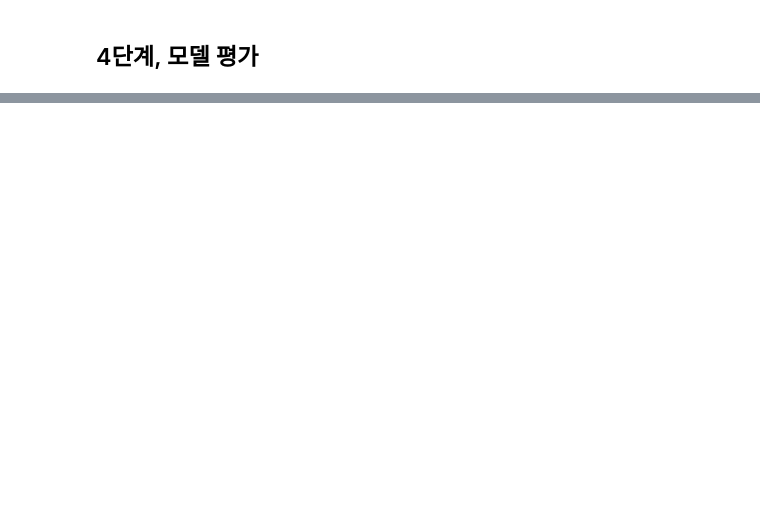
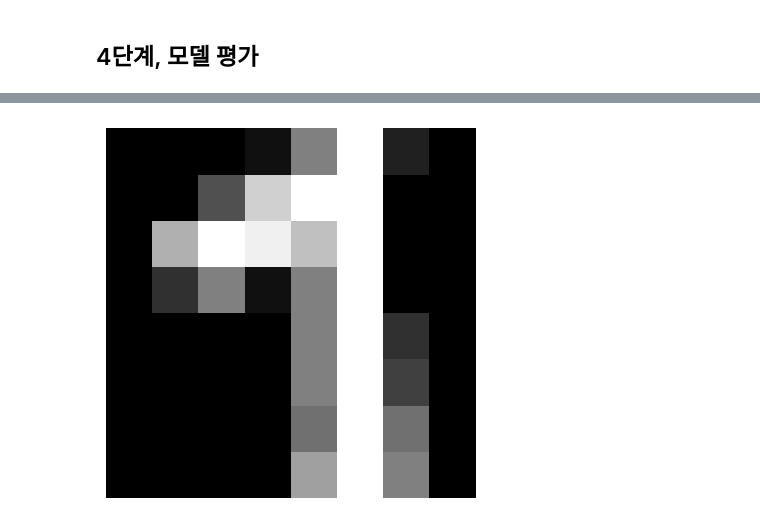
Before and after one commit to hyejinspace/kdt-ml, a Jupyter notebook: 11. 머신러닝(SGD, ADAM).ipynb, the cells around one changed output, grey strips where cells are left out. Saved outputs shown, nothing was run; the diff lists cells and outputs as text; code cells hidden in the pictures; blank space fills up the shorter version.

```diff
--- a/11. 머신러닝(SGD, ADAM).ipynb
+++ b/11. 머신러닝(SGD, ADAM).ipynb
@@ -481,0 +551,15 @@ Test Epoch: 70/100 Avg Loss: 0.5289
+# %%
+# 정규화
+# MinMaxScaler()
+
+# 표준화
+# StandardScaler()
+
+
+#정규화
+#실무에서는 이 값들을 그냥 나눠버리는걸 선호함 > 시각화하기 좋기때문
+X_train_tensor = torch.tensor(X_train, dtype=torch.float) / 16.0
+y_train_tensor = torch.tensor(y_train, dtype=torch.long)
+
+X_test_tensor = torch.tensor(X_test, dtype=torch.float) / 16.0
+y_test_tensor = torch.tensor(y_test, dtype=torch.long)
@@ -481,0 +576,3 @@ Test Epoch: 70/100 Avg Loss: 0.5289
+# %%
+train_dataset = TensorDataset(X_train_tensor, y_train_tensor)
+test_dataset = TensorDataset(X_test_tensor, y_test_tensor)
@@ -481,0 +699,4 @@ Test Epoch: 70/100 Avg Loss: 0.5289
+# %%
+model.eval()
+
+X_test_batch, y_test_batch = next(iter(test_loader))
@@ -481,0 +713,6 @@ Test Epoch: 70/100 Avg Loss: 0.5289
+# %%
+plt.imshow(X_test_batch[0].reshape((8, 8)), cmap="gray")
+plt.axis("off")
+plt.show()
+# %% [output]
+[figure, added]
```
Also changed, not shown: parts of 28 cells of this notebook, 4 other files.
